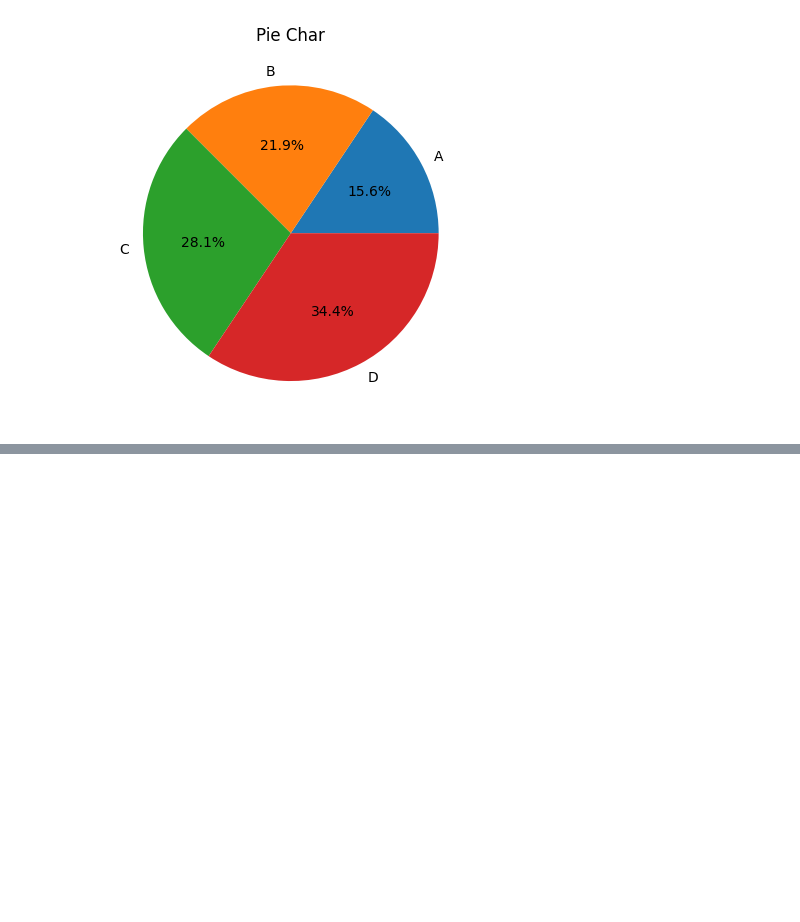
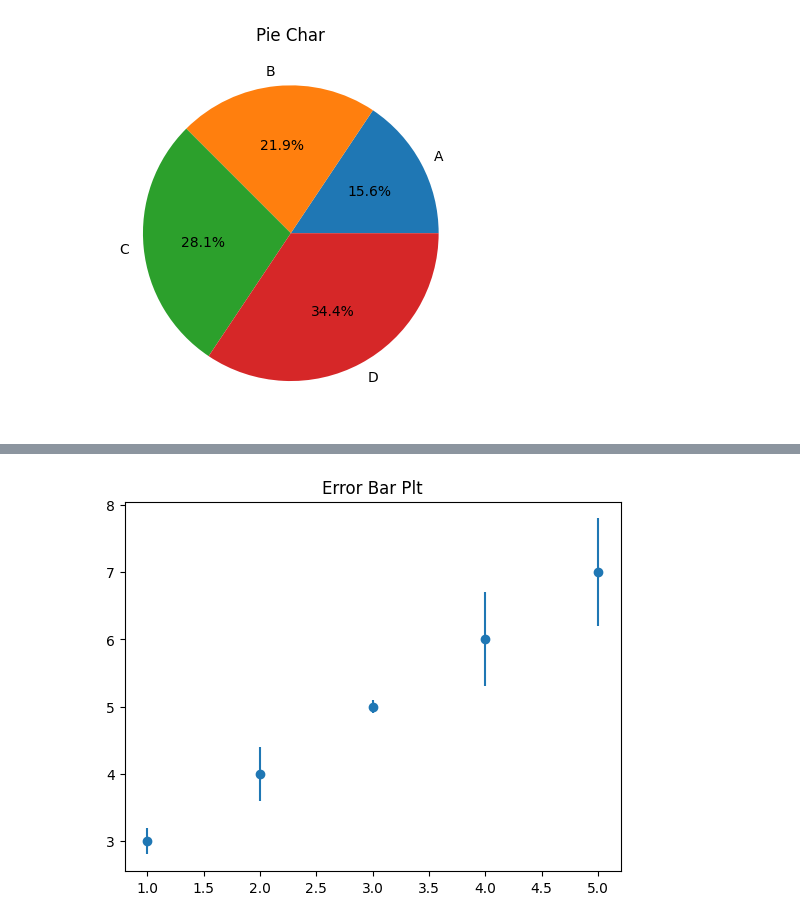
Before and after one commit to MuhammadjonArabov/Python-For-Data-Analytics, a Jupyter notebook: Visualization.ipynb, the cells around one changed output, grey strips where cells are left out. Saved outputs shown, nothing was run; the diff lists cells and outputs as text; code cells hidden in the pictures; blank space fills up the shorter version.

```diff
--- a/Visualization.ipynb
+++ b/Visualization.ipynb
@@ -210,0 +225,9 @@ plt.show()
+# %%
+x = [1, 2, 3, 4, 5]
+y = [3, 4, 5, 6, 7]
+error = [0.2, 0.4, 0.1, 0.7, 0.8]
+plt.errorbar(x, y, yerr=error, fmt='o')
+plt.title('Error Bar Plt')
+plt.show()
+# %% [output]
+[figure, added]
```
Also changed, not shown: parts of 2 cells of this notebook.
